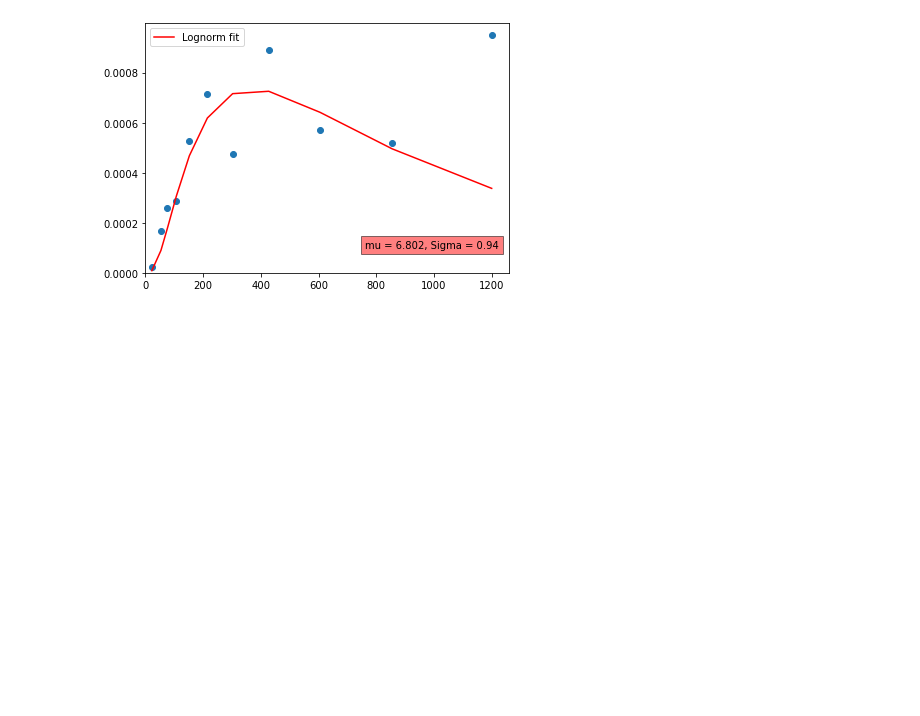
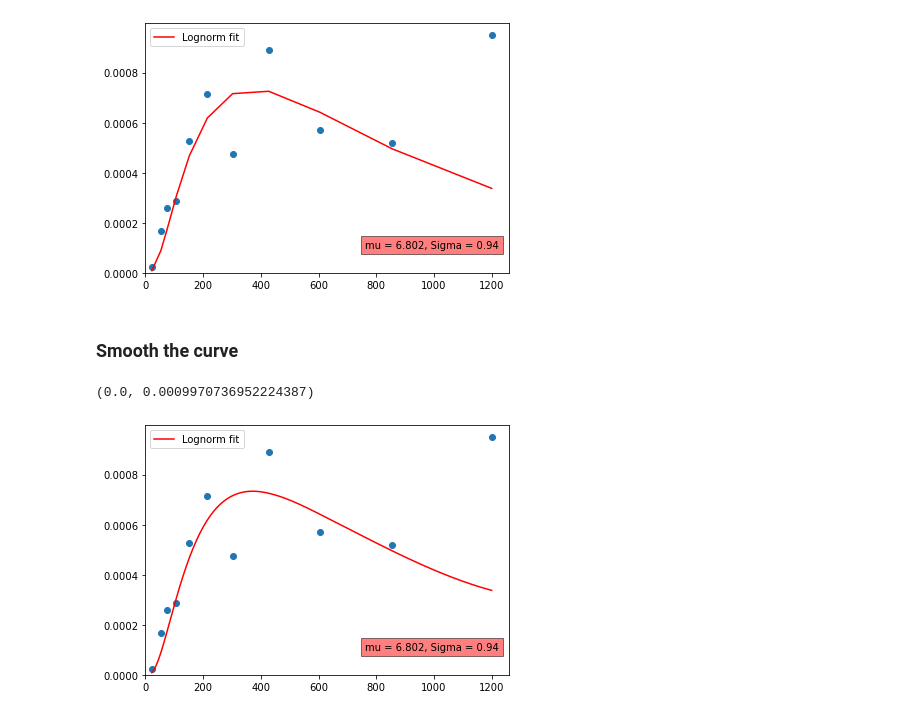
Before and after one commit to sethsomtoo/Particle-size-analysis-with-python, a Jupyter notebook: Project_3/particle_size_analysis.ipynb, the cells around one changed output. Drawn from its saved outputs; the diff is of its cells as text; code cells hidden in the pictures; blank space fills up the shorter version.

```diff
--- a/Project_3/particle_size_analysis.ipynb
+++ b/Project_3/particle_size_analysis.ipynb
@@ -306,3 +306,5 @@ plt.ylim(0)
 # %% [output]
 (0.0, 0.0009970736952224387)
 [figure]
+# %% [markdown]
+### Smooth the curve
@@ -308,0 +313,16 @@ plt.ylim(0)
+# %%
+x_smooth = np.linspace(x_data.min(), x_data.max(), 200)
+y_smooth = make_interp_spline(x_data, logfit)(x_smooth)
+# %%
+plt.scatter(x_data, y_data)
+plt.plot(x_smooth, y_smooth, 'r', label="Lognorm fit")
+plt.legend(loc='best')
+plt.text(760, 0.0001, "mu = {}, Sigma = {}".format(mu_fit.round(3),
+        sigma_fit.round(3)), bbox=dict(facecolor='red', alpha=0.5))
+
+plt.tight_layout()
+plt.xlim(0)
+plt.ylim(0)
+# %% [output]
+(0.0, 0.0009970736952224387)
+[figure, added]
```
Also changed, not shown: parts of 6 cells of this notebook, 1 other file.
